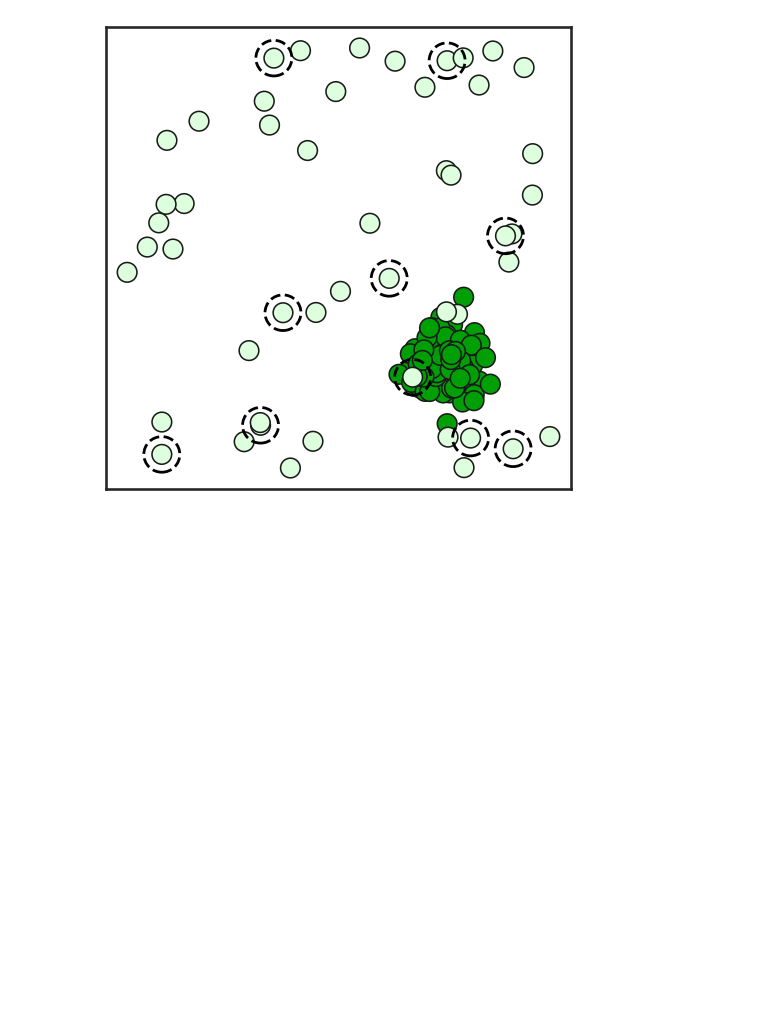
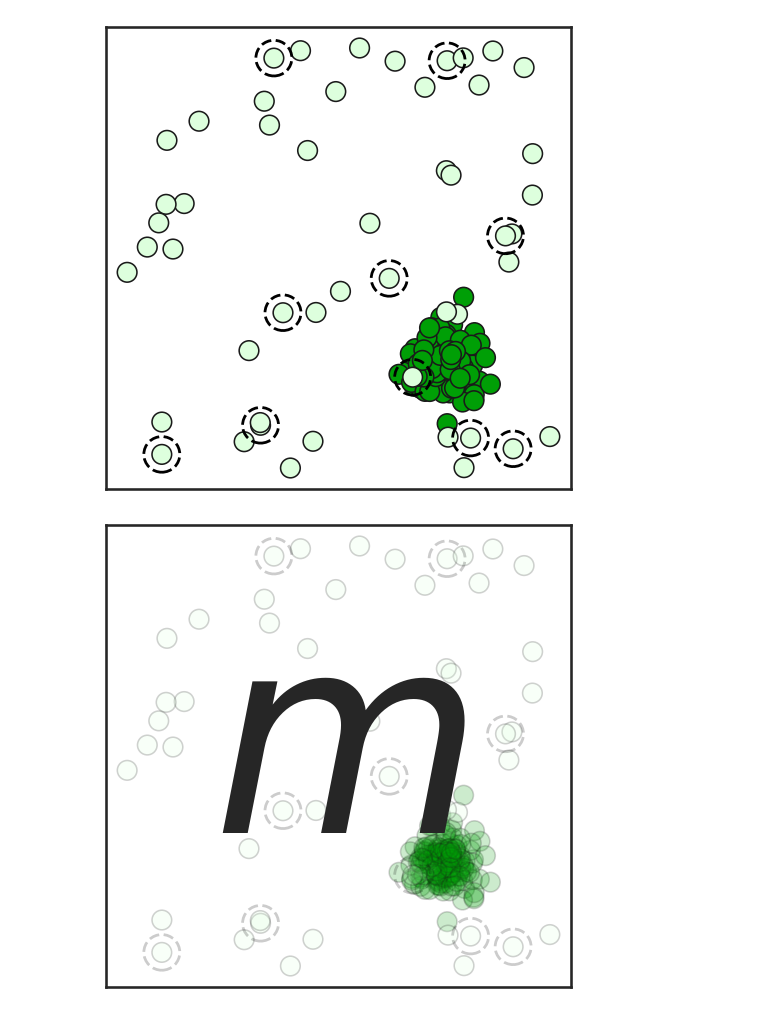
Before and after one commit to onixlas/phd-2025-anomaly-detection, a Jupyter notebook: supervised-unsupervised-semisupervised.ipynb, the cells around one changed output. Saved outputs shown, nothing was run; the diff lists cells and outputs as text; code cells hidden in the pictures; blank space fills up the shorter version.

Commit message:
Add new plot to anomaly-noise

```diff
--- a/supervised-unsupervised-semisupervised.ipynb
+++ b/supervised-unsupervised-semisupervised.ipynb
@@ -109,3 +109,19 @@ for _, anomaly in real.iterrows():
 plt.savefig("images/anomaly_noise.png", bbox_inches='tight', transparent=True, dpi=DPI)
 # %% [output]
 [figure]
+# %%
+plt.figure(figsize=(6, 6))
+ax = sns.scatterplot(data, x='попугаи', y='удавы', color='#00ab37', s=200, edgecolor='k',
+                     hue='аномалия', legend=False, palette=palette, alpha=0.2)
+ax.set(xlabel='', ylabel='')
+ax.set(xticklabels=[], yticklabels=[])
+
+for _, anomaly in real.iterrows():
+    ax.add_artist(plt.Circle((anomaly['попугаи'], anomaly['удавы']), radius, color='black',
+                             fill=False, linestyle='--', linewidth=2, alpha=0.2))
+ax.text(0.5, 0.5, '$m$', fontsize=200, ha='center', va='center', alpha=1.0,
+        transform=ax.transAxes)
+
+plt.savefig("images/anomaly_model.png", bbox_inches='tight', transparent=True, dpi=DPI)
+# %% [output]
+[figure, added]
```
Also changed, not shown: 1 other file.
